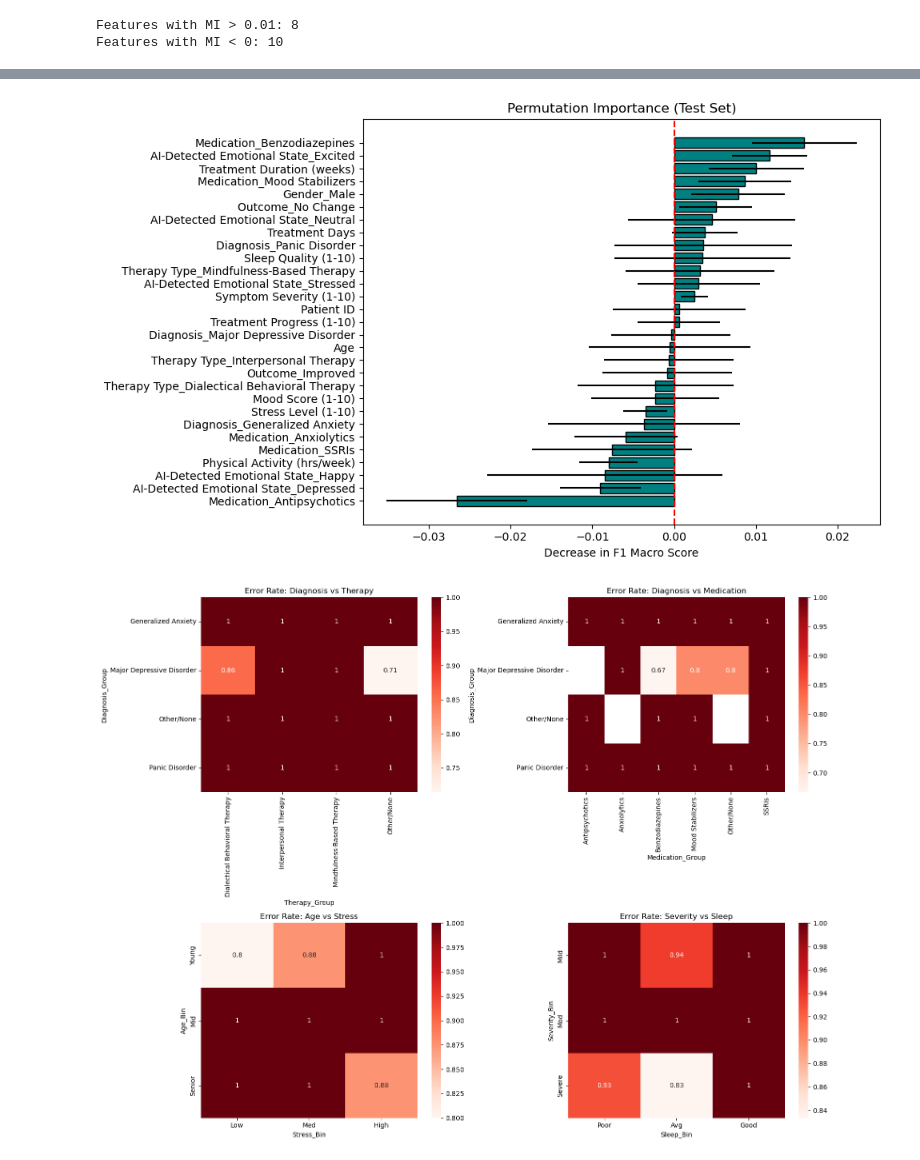
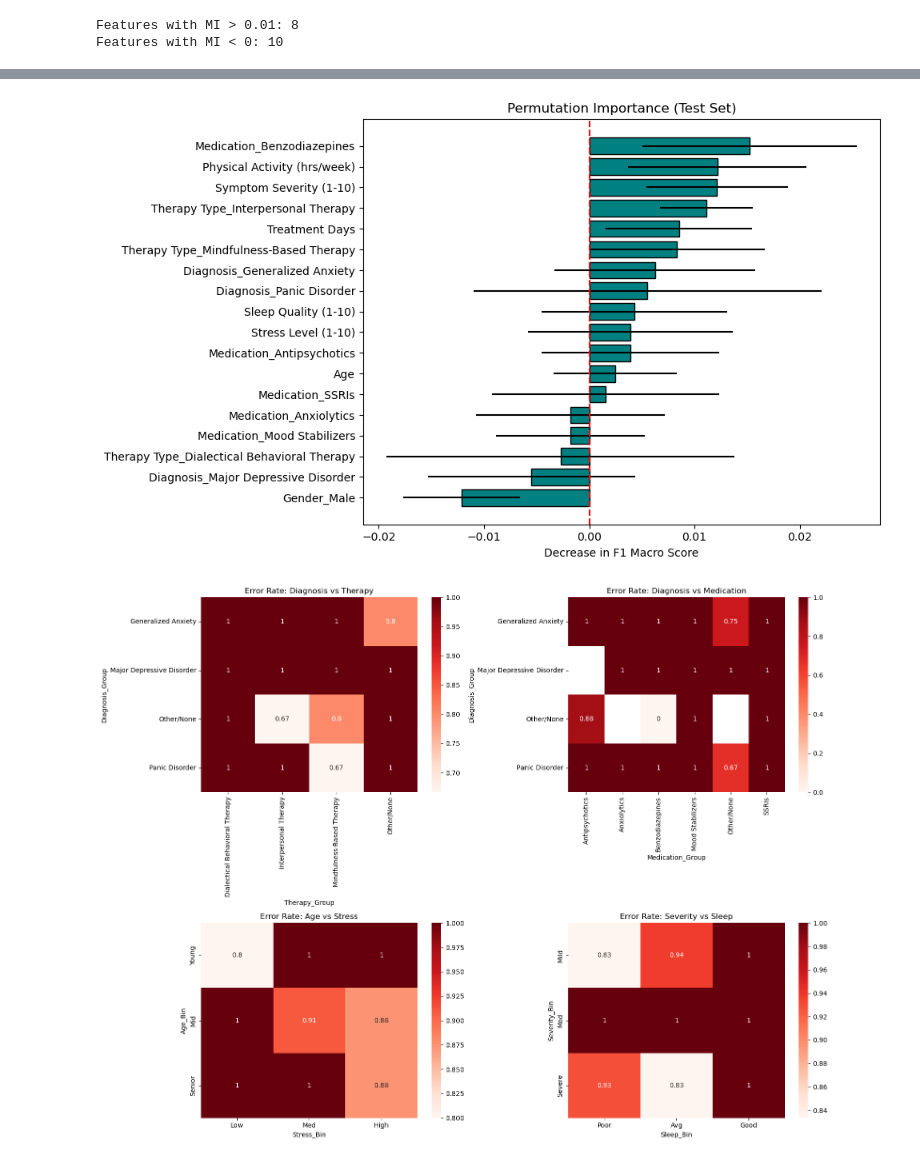
Before and after one commit to shaelyn-l/ICS_435_Final_Project, a Jupyter notebook: ICS_435_Final_Project.ipynb, the cells around one changed output, grey strips where cells are left out. Saved outputs shown, nothing was run; the diff lists cells and outputs as text; code cells hidden in the pictures.

```diff
--- a/ICS_435_Final_Project.ipynb
+++ b/ICS_435_Final_Project.ipynb
@@ -266,0 +276,22 @@ print(vif_data.sort_values(by="VIF", ascending=False))
+# %%
+adherence = df.copy()
+adherence.drop(columns= ['Outcome', 'AI-Detected Emotional State', 'Treatment Progress (1-10)', 'Mood Score (1-10)', 'Treatment Duration (weeks)', 'Patient ID', 'Adherence_Class'], inplace=True )
+
+# Use one-hot encoding for nominal variables without ordinal significance
+adherence = pd.get_dummies(adherence, columns=['Gender', 'Therapy Type', 'Diagnosis', 'Medication'], drop_first=True)
+adherence = adherence.astype({col: int for col in adherence.select_dtypes('bool').columns})
+
+adherence['Treatment Start Date'] = pd.to_datetime(adherence['Treatment Start Date'])
+adherence['Treatment Days'] = (adherence['Treatment Start Date'] - adherence['Treatment Start Date'].min()).dt.days
+adherence.drop('Treatment Start Date', axis=1, inplace=True)
+corr_matrix = adherence.corr()
+
+target = 'Adherence to Treatment (%)'
+correlations = corr_matrix[target].sort_values(ascending=False)
+
+print("Features most correlated with Adherence to Treatment (%):")
+print(correlations)
+
+relevant_features = correlations[abs(correlations) > 0.2].index.tolist()
+print("\nSuggested features for your model:", relevant_features)
+#The features we have are not suited for predicting treatment duration or adherence effectively.
@@ -1064,8 +1119,8 @@ Shape: (500, 30)
 from sklearn.preprocessing import StandardScaler
 from sklearn.model_selection import train_test_split
 
-X = data.drop('Adherence to Treatment (%)', axis=1)
-y = data['Adherence to Treatment (%)']
+X = adherence.drop('Adherence to Treatment (%)', axis=1)
+y = adherence['Adherence to Treatment (%)']
 
 X_train, X_test, y_train, y_test = train_test_split(
     X, y, test_size=0.15, random_state=42, stratify=y
@@ -1085,34 +1140,34 @@ from sklearn.neighbors import KNeighborsClassifier
 model_to_test = KNeighborsClassifier(metric='euclidean', n_neighbors=4, weights='distance')
 
 model_to_test.fit(X_train_scaled, y_train)
 
 from sklearn.inspection import permutation_importance
 
 result = permutation_importance(
     model_to_test, X_test_scaled, y_test,
     n_repeats=10, random_state=42, scoring='f1_macro'
 )
 
 
 # Organize into a DataFrame
 perm_importances = pd.Series(result.importances_mean, index=X.columns).sort_values()
 
 # Plot
 plt.figure(figsize=(10, 6))
 plt.barh(perm_importances.index, perm_importances.values,
          xerr=result.importances_std, color='teal', edgecolor='black')
 plt.axvline(x=0, color='red', linestyle='--')
 plt.title('Permutation Importance (Test Set)')
 plt.xlabel('Decrease in F1 Macro Score')
 plt.tight_layout()
 plt.show()
 
 # Reveals high degree of model instability within this feature set
 # Several features appear to have negligible impact on model performance
 # The features with negative importance suggest that their existence may be detrimental to the model performance
 # The standard deviation overlap further signifies the lack of reliability in each feature to predicting adherence.
 # %% [output]
-[figure, old version]
+[figure, new version]
 # %%
 # Misclassification HeatMap
 import matplotlib.pyplot as plt
@@ -1172,7 +1227,7 @@ plt.show()
 # there is a uniform distribution of error across clinical, demographic, and lifestyles variables
 # this reinforces the insufficiency of the provided features
 # %% [output]
-[figure, old version]
+[figure, new version]
 # %%
 #Probability Calibration Curves
 from sklearn.calibration import calibration_curve
```
Also changed, not shown: parts of 8 cells of this notebook.
